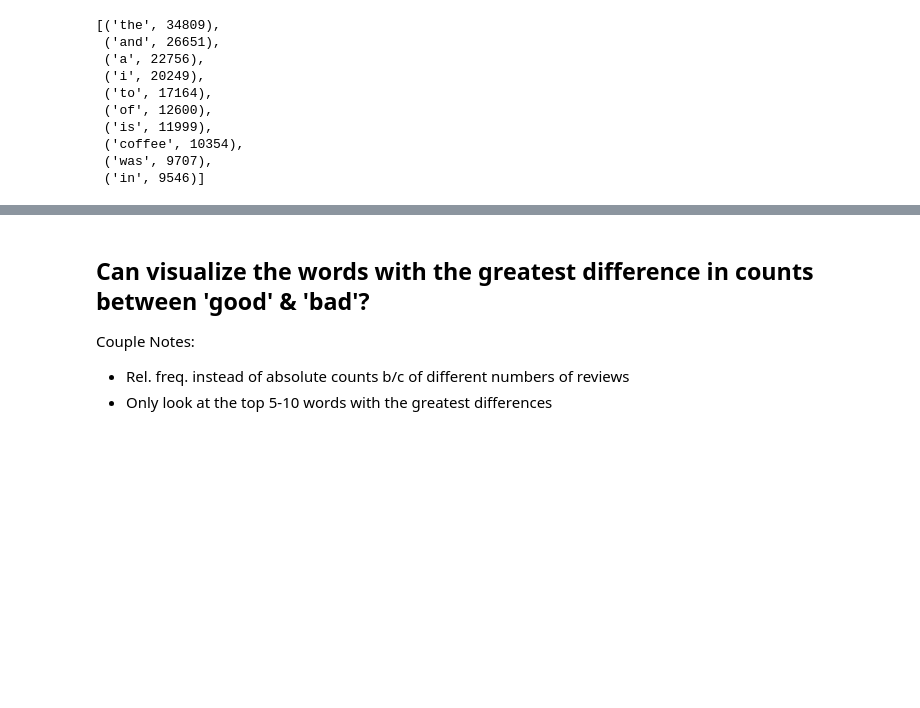
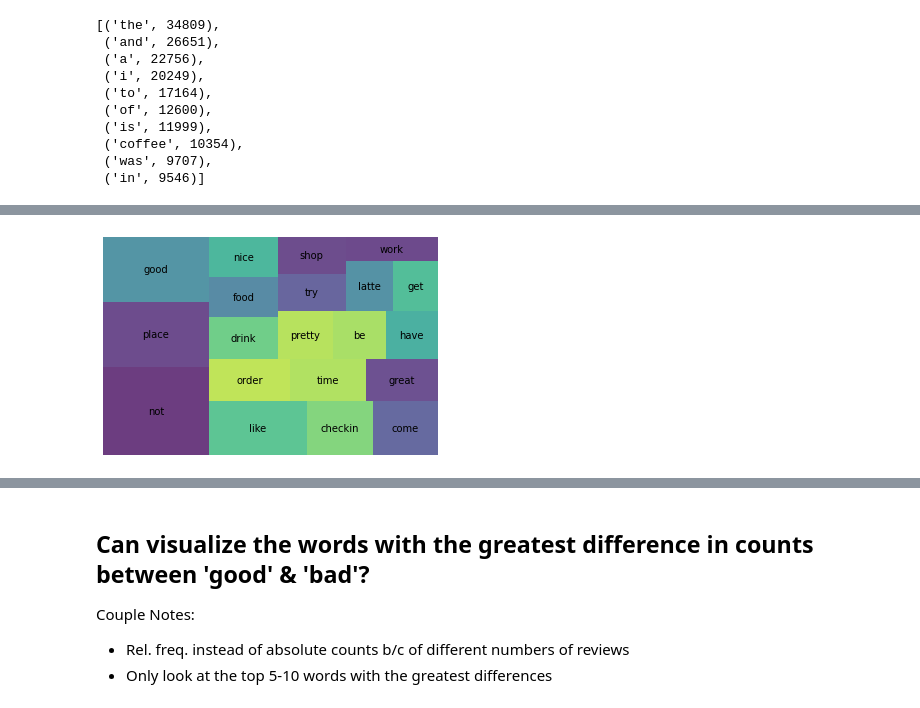
Before and after one commit to JeffreyAsuncion/DS-Unit-4-Sprint-1-NLP, a Jupyter notebook: module1-text-data/LS_DS_411_Text_Data_Assignment.ipynb, the cells around one changed output, grey strips where cells are left out. Drawn from its saved outputs; the diff is of its cells as text; code cells hidden in the pictures; blank space fills up the shorter version.

```diff
--- a/module1-text-data/LS_DS_411_Text_Data_Assignment.ipynb
+++ b/module1-text-data/LS_DS_411_Text_Data_Assignment.ipynb
@@ -249,0 +316,13 @@ plt.show()
+# %%
+# View count by rating = 3.0
+
+shops_3 = shops[shops['star_nums'] == 3.0]
+
+wc_3 = count(shops_3['tokens'])
+wc_3_top20 = wc_3[wc_3['rank'] <= 20]
+
+squarify.plot(sizes=wc_3_top20['pct_total'], label=wc_3_top20['word'], alpha=.8 )
+plt.axis('off')
+plt.show()
+# %% [output]
+[figure, added]
```
Also changed, not shown: parts of 31 cells of this notebook.
